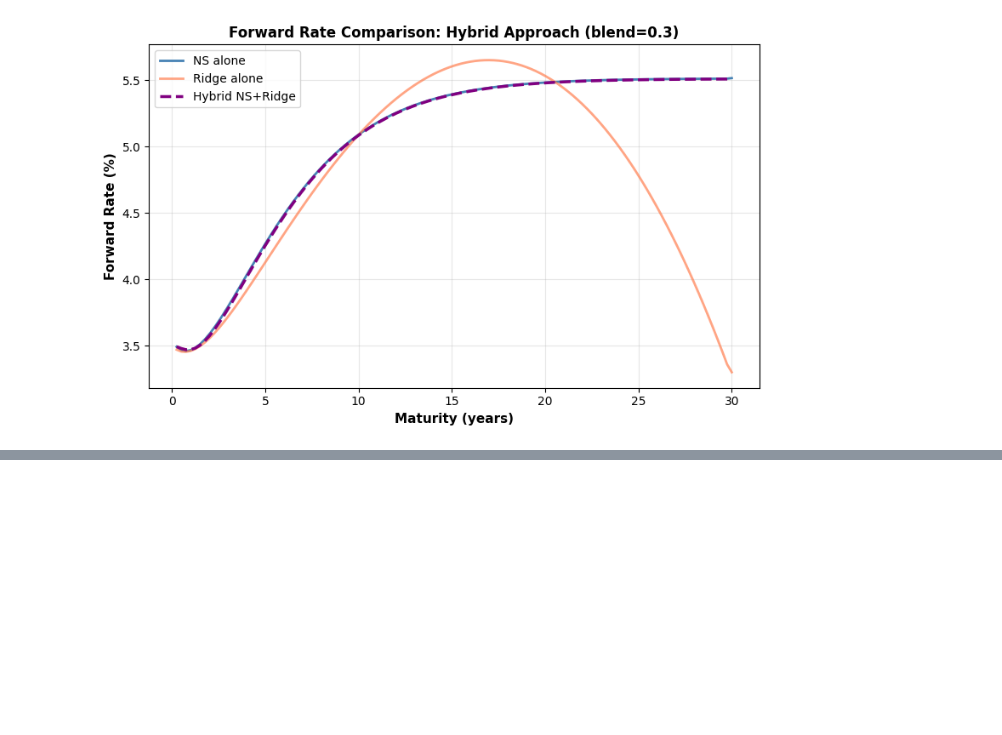
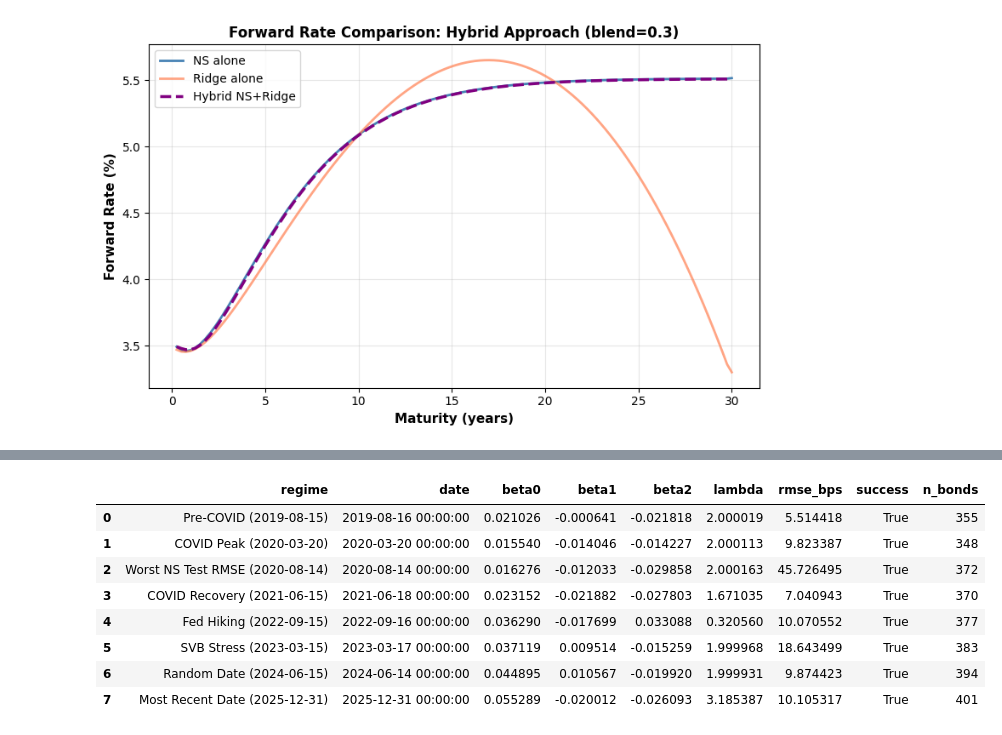
Before and after one commit to AdithSrinivasan/treasury-curve-models, a Jupyter notebook: fitting_yield_curves.ipynb, the cells around one changed output, grey strips where cells are left out. Cells and saved outputs as stored; diff of their text form; code cells hidden in the pictures; blank space fills up the shorter version.

```diff
--- a/fitting_yield_curves.ipynb
+++ b/fitting_yield_curves.ipynb
@@ -2867,0 +3344,76 @@ Hybrid NS + Ridge: Sanity Checks
+# %%
+# Select representative dates from different market conditions for NS optimization
+
+regime_test_dates = {
+    "Pre-COVID (2019-08-15)": pd.Timestamp("2019-08-15"),
+    "COVID Peak (2020-03-20)": pd.Timestamp("2020-03-20"),
+    "Worst NS Test RMSE (2020-08-14)": pd.Timestamp("2020-08-14"),
+    "COVID Recovery (2021-06-15)": pd.Timestamp("2021-06-15"),
+    "Fed Hiking (2022-09-15)": pd.Timestamp("2022-09-15"),
+    "SVB Stress (2023-03-15)": pd.Timestamp("2023-03-15"),
+    "Random Date (2024-06-15)": pd.Timestamp("2024-06-15"),
+    "Most Recent Date (2025-12-31)": pd.Timestamp("2025-12-31"),
+}
+
+regime_fits = []
+for regime_name, target_date in regime_test_dates.items():
+    # Find the closest available date in the panel
+    available_dates = treasury_panel[PANEL_DATE_COL].unique()
+    closest_date = min(available_dates, key=lambda x: abs(x - target_date))
+
+    df_regime = treasury_panel[treasury_panel[PANEL_DATE_COL] == closest_date].copy()
+    if len(df_regime) < 30:
+        continue
+
+    tau_regime = df_regime[PANEL_TTM_COL].to_numpy()
+    y_regime = df_regime[PANEL_YTM_COL].to_numpy()
+    try:
+        ns_fit = fit_ns_yields_sse(tau_regime, y_regime)
+        regime_fits.append({
+            "regime": regime_name,
+            "date": closest_date,
+            "beta0": ns_fit.beta0,
+            "beta1": ns_fit.beta1,
+            "beta2": ns_fit.beta2,
+            "lambda": ns_fit.lam,
+            "rmse_bps": ns_fit.rmse_bps,
+            "success": ns_fit.success,
+            "n_bonds": len(df_regime),
+        })
+    except Exception:
+        # Omit failed fits, but do not print errors
+        continue
+
+regime_fits_df = pd.DataFrame(regime_fits)
+
+# Compute parameter ranges and RMSE range for summary table
+param_summary = []
+for param in ["beta0", "beta1", "beta2", "lambda"]:
+    param_min = regime_fits_df[param].min()
+    param_max = regime_fits_df[param].max()
+    param_range = param_max - param_min
+    param_summary.append({
+        "Parameter": param,
+        "Min": f"{param_min:.5f}",
+        "Max": f"{param_max:.5f}",
+        "Range": f"{param_range:.5f}"
+    })
+rmse_min = regime_fits_df["rmse_bps"].min()
+rmse_max = regime_fits_df["rmse_bps"].max()
+param_summary.append({
+    "Parameter": "rmse_bps",
+    "Min": f"{rmse_min:.2f}",
+    "Max": f"{rmse_max:.2f}",
+    "Range": f"{(rmse_max - rmse_min):.2f}"
+})
+
+summary_df = pd.DataFrame(param_summary)
+
+# Display
+display(
+    regime_fits_df.style.set_caption("Nelson-Siegel Parameters Across Market Regimes")
+)
+display(
+    summary_df.style.set_caption("NS Parameter and RMSE Ranges Across Regimes")
+)
+# %% [output]
@@ -2867,0 +3421,9 @@ Hybrid NS + Ridge: Sanity Checks
+|  | regime | date | beta0 | beta1 | beta2 | lambda | rmse_bps | success | n_bonds |
+| 0 | Pre-COVID (2019-08-15) | 2019-08-16 00:00:00 | 0.021026 | -0.000641 | -0.021818 | 2.000019 | 5.514418 | True | 355 |
+| 1 | COVID Peak (2020-03-20) | 2020-03-20 00:00:00 | 0.015540 | -0.014046 | -0.014227 | 2.000113 | 9.823387 | True | 348 |
+| 2 | Worst NS Test RMSE (2020-08-14) | 2020-08-14 00:00:00 | 0.016276 | -0.012033 | -0.029858 | 2.000163 | 45.726495 | True | 372 |
+| 3 | COVID Recovery (2021-06-15) | 2021-06-18 00:00:00 | 0.023152 | -0.021882 | -0.027803 | 1.671035 | 7.040943 | True | 370 |
+| 4 | Fed Hiking (2022-09-15) | 2022-09-16 00:00:00 | 0.036290 | -0.017699 | 0.033088 | 0.320560 | 10.070552 | True | 377 |
+| 5 | SVB Stress (2023-03-15) | 2023-03-17 00:00:00 | 0.037119 | 0.009514 | -0.015259 | 1.999968 | 18.643499 | True | 383 |
+| 6 | Random Date (2024-06-15) | 2024-06-14 00:00:00 | 0.044895 | 0.010567 | -0.019920 | 1.999931 | 9.874423 | True | 394 |
+| 7 | Most Recent Date (2025-12-31) | 2025-12-31 00:00:00 | 0.055289 | -0.020012 | -0.026093 | 3.185387 | 10.105317 | True | 401 |
```
Also changed, not shown: parts of 22 cells of this notebook.
